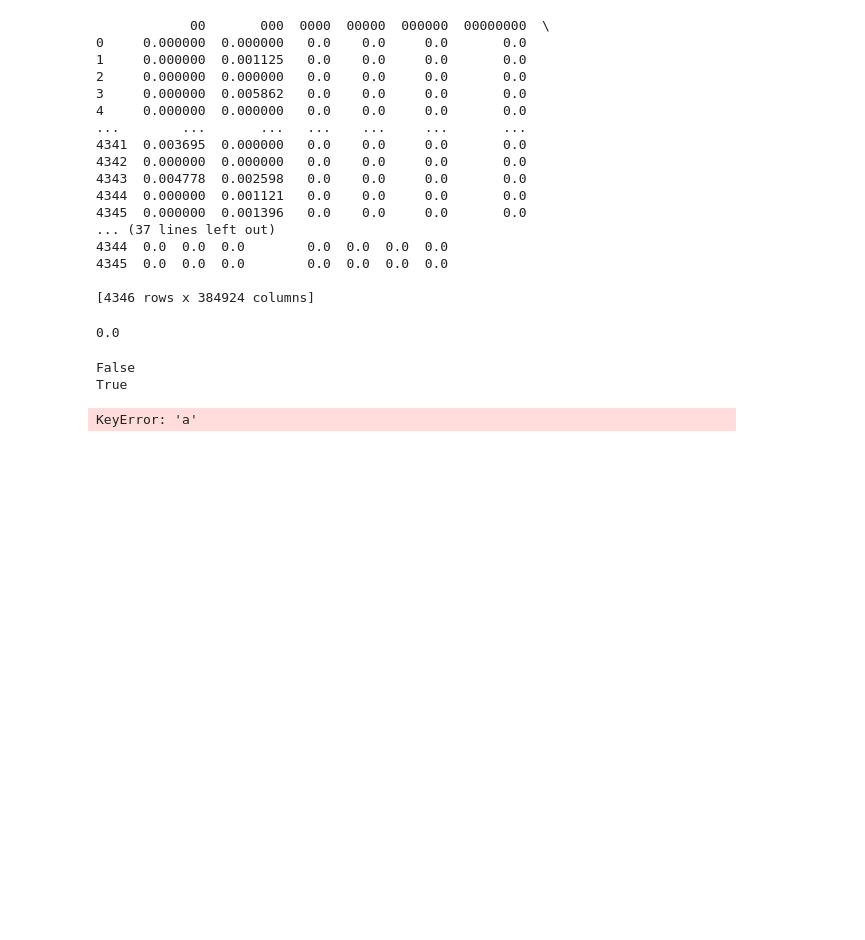
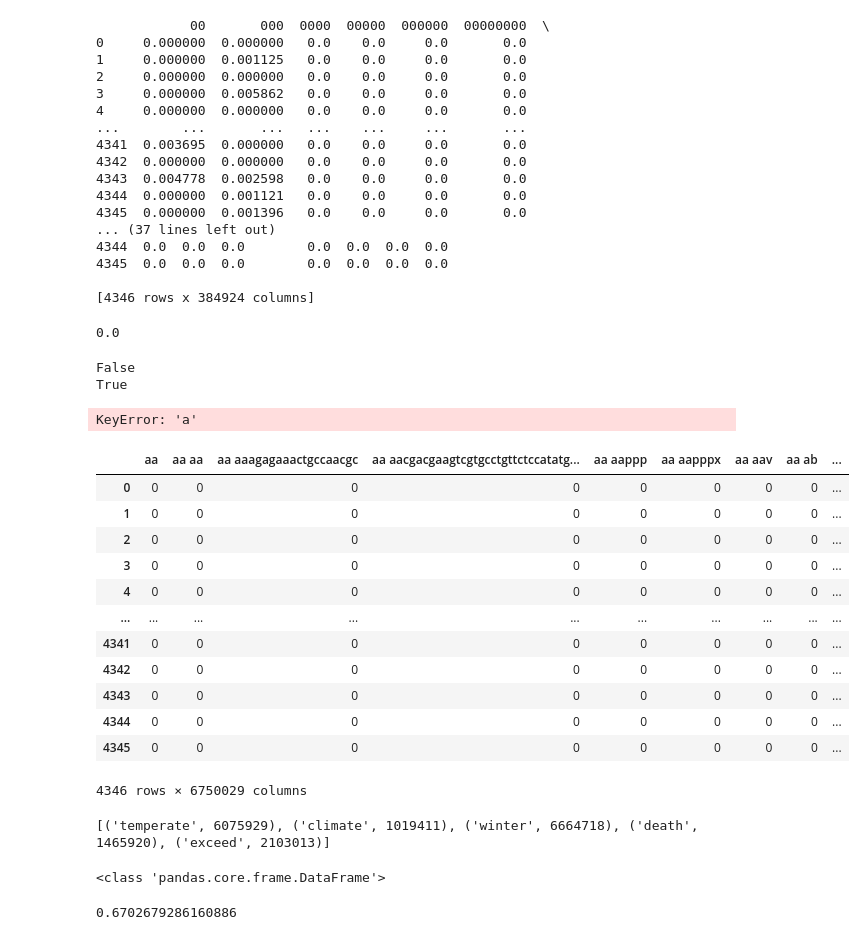
Before and after one commit to michael-pollack/573Project, a Jupyter notebook: project.ipynb, the cells around one changed output. Cells and saved outputs as stored; diff of their text form; code cells hidden in the pictures; blank space fills up the shorter version.

Commit message:
implemented my own version of tfidf, pulled "most important word" from last doc

```diff
--- a/project.ipynb
+++ b/project.ipynb
@@ -370,3 +377,40 @@ print(tot_sent_num)
 print(sentences) # Print sentence list
 # %% [output]
 KeyError: 'a'
+# %%
+#Rachel's TFIDF implementation
+vectorizer = TfidfVectorizer(analyzer = 'word', ngram_range=(1,2))
+#calculate the TF-IDF score for unigrams and bigrams in text
+elife_train_clean = df_elife_train.clean.tolist()
+elife_t_c = vectorizer.fit_transform(elife_train_clean)
+elife_t_c  = pd.DataFrame.sparse.from_spmatrix(elife_t_c)
+elife_t_c.columns = sorted(vectorizer.vocabulary_)
+elife_t_c.set_index(df_elife_train.index, inplace=True)
+# %%
+#sparse data matrix, doc id num on y axis, type on x axis, vector as data
+elife_t_c
+# %% [output]
+|  | aa | aa aa | aa aaagagaaactgccaacgc | aa aacgacgaagtcgtgcctgttctccatatg... | aa aappp | aa aapppx | aa aav | aa ab | ... |
+| 0 | 0 | 0 | 0 | 0 | 0 | 0 | 0 | 0 | ... |
+| 1 | 0 | 0 | 0 | 0 | 0 | 0 | 0 | 0 | ... |
+| 2 | 0 | 0 | 0 | 0 | 0 | 0 | 0 | 0 | ... |
+| 3 | 0 | 0 | 0 | 0 | 0 | 0 | 0 | 0 | ... |
+| 4 | 0 | 0 | 0 | 0 | 0 | 0 | 0 | 0 | ... |
+| ... | ... | ... | ... | ... | ... | ... | ... | ... | ... |
+| 4341 | 0 | 0 | 0 | 0 | 0 | 0 | 0 | 0 | ... |
+| 4342 | 0 | 0 | 0 | 0 | 0 | 0 | 0 | 0 | ... |
+| 4343 | 0 | 0 | 0 | 0 | 0 | 0 | 0 | 0 | ... |
+| 4344 | 0 | 0 | 0 | 0 | 0 | 0 | 0 | 0 | ... |
+| 4345 | 0 | 0 | 0 | 0 | 0 | 0 | 0 | 0 | ... |
+4346 rows × 6750029 columns
+# %%
+#checking for data
+vocab = list(vectorizer.vocabulary_.items())
+print(vocab[:5])
+# %% [output]
+[('temperate', 6075929), ('climate', 1019411), ('winter', 6664718), ('death', 1465920), ('exceed', 2103013)]
+# %%
+#typ check
+print(type(elife_t_c))
+# %% [output]
+<class 'pandas.core.frame.DataFrame'>
@@ -372,0 +423,4 @@ KeyError: 'a'
+# %%
+print(max_value)
+# %% [output]
+0.6702679286160886
```
Also changed, not shown: parts of 5 cells of this notebook.
